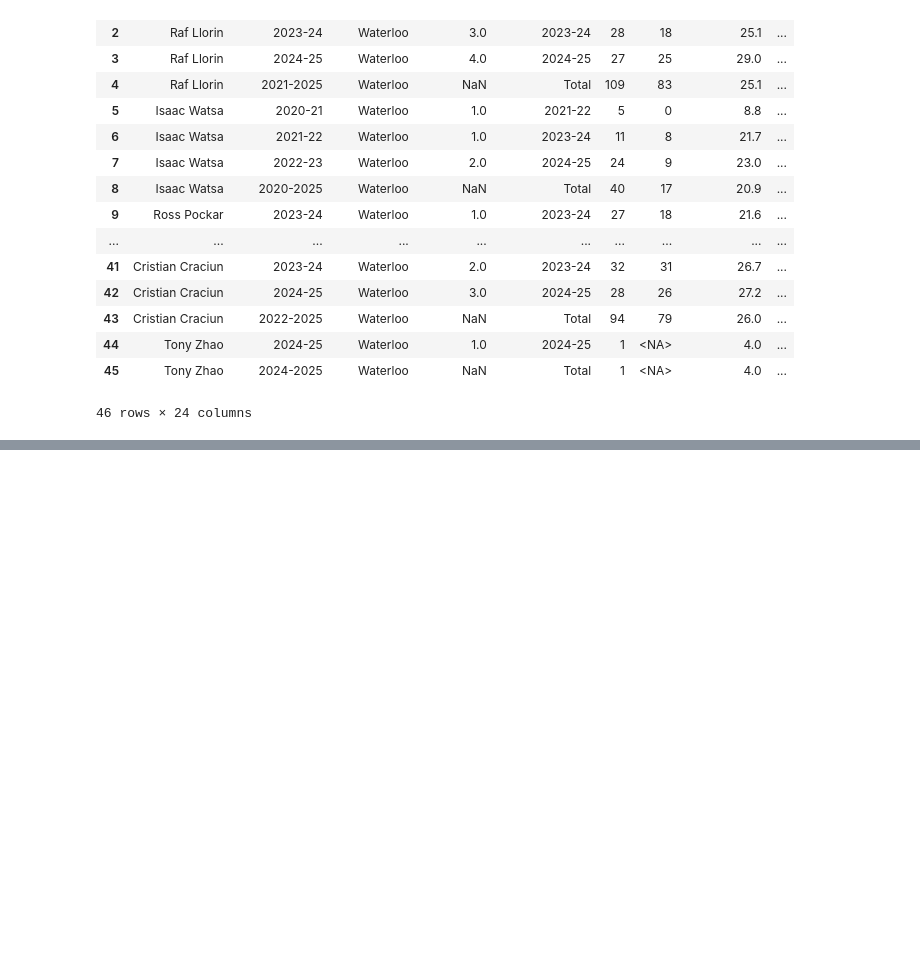
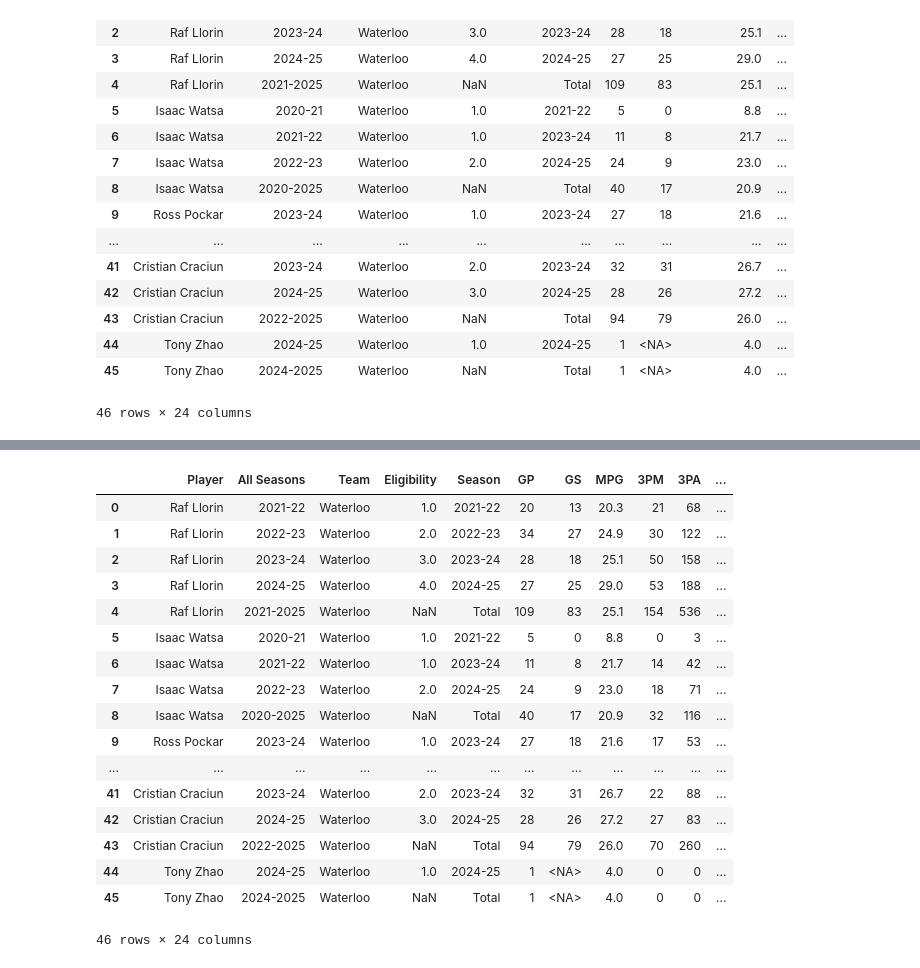
Before and after one commit to cng04/IST, a Jupyter notebook: PlayerToPro/current_usports_players_clean.ipynb, the cells around one changed output, grey strips where cells are left out. Cells and saved outputs as stored; diff of their text form; code cells hidden in the pictures; blank space fills up the shorter version.

```diff
--- a/PlayerToPro/current_usports_players_clean.ipynb
+++ b/PlayerToPro/current_usports_players_clean.ipynb
@@ -168,4 +168,33 @@ df
 | 44 | Tony Zhao | 2024-25 | Waterloo | 1.0 | 2024-25 | 1 | <NA> | 4.0 | 0 | 0 | ... |
 | 45 | Tony Zhao | 2024-2025 | Waterloo | NaN | Total | 1 | <NA> | 4.0 | 0 | 0 | ... |
 46 rows × 24 columns
+# %%
+# Build unique team list per player (exclude "Total")
+all_teams = (
+    df.groupby("Player")["Team"]
+      .transform(lambda x: ", ".join(pd.unique(x[df.loc[x.index, "Season"] != "Total"])))
+)
+
+# Assign only to the "Total" row
+df.loc[df["Season"] == "Total", "Team"] = all_teams
+df
+# %% [output]
+|  | Player | All Seasons | Team | Eligibility | Season | GP | GS | MPG | 3PM | 3PA | ... |
+| 0 | Raf Llorin | 2021-22 | Waterloo | 1.0 | 2021-22 | 20 | 13 | 20.3 | 21 | 68 | ... |
+| 1 | Raf Llorin | 2022-23 | Waterloo | 2.0 | 2022-23 | 34 | 27 | 24.9 | 30 | 122 | ... |
+| 2 | Raf Llorin | 2023-24 | Waterloo | 3.0 | 2023-24 | 28 | 18 | 25.1 | 50 | 158 | ... |
+| 3 | Raf Llorin | 2024-25 | Waterloo | 4.0 | 2024-25 | 27 | 25 | 29.0 | 53 | 188 | ... |
+| 4 | Raf Llorin | 2021-2025 | Waterloo | NaN | Total | 109 | 83 | 25.1 | 154 | 536 | ... |
+| 5 | Isaac Watsa | 2020-21 | Waterloo | 1.0 | 2021-22 | 5 | 0 | 8.8 | 0 | 3 | ... |
+| 6 | Isaac Watsa | 2021-22 | Waterloo | 1.0 | 2023-24 | 11 | 8 | 21.7 | 14 | 42 | ... |
+| 7 | Isaac Watsa | 2022-23 | Waterloo | 2.0 | 2024-25 | 24 | 9 | 23.0 | 18 | 71 | ... |
+| 8 | Isaac Watsa | 2020-2025 | Waterloo | NaN | Total | 40 | 17 | 20.9 | 32 | 116 | ... |
+| 9 | Ross Pockar | 2023-24 | Waterloo | 1.0 | 2023-24 | 27 | 18 | 21.6 | 17 | 53 | ... |
+| ... | ... | ... | ... | ... | ... | ... | ... | ... | ... | ... | ... |
+| 41 | Cristian Craciun | 2023-24 | Waterloo | 2.0 | 2023-24 | 32 | 31 | 26.7 | 22 | 88 | ... |
+| 42 | Cristian Craciun | 2024-25 | Waterloo | 3.0 | 2024-25 | 28 | 26 | 27.2 | 27 | 83 | ... |
+| 43 | Cristian Craciun | 2022-2025 | Waterloo | NaN | Total | 94 | 79 | 26.0 | 70 | 260 | ... |
+| 44 | Tony Zhao | 2024-25 | Waterloo | 1.0 | 2024-25 | 1 | <NA> | 4.0 | 0 | 0 | ... |
+| 45 | Tony Zhao | 2024-2025 | Waterloo | NaN | Total | 1 | <NA> | 4.0 | 0 | 0 | ... |
+46 rows × 24 columns
 # %%
```
Also changed, not shown: parts of 3 cells of this notebook.
